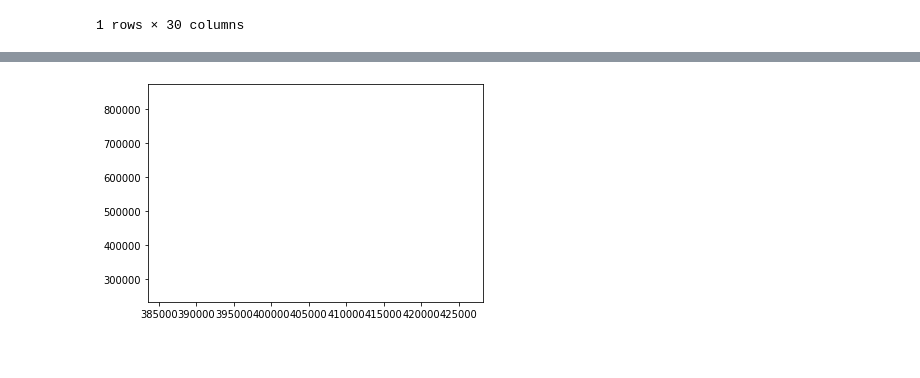
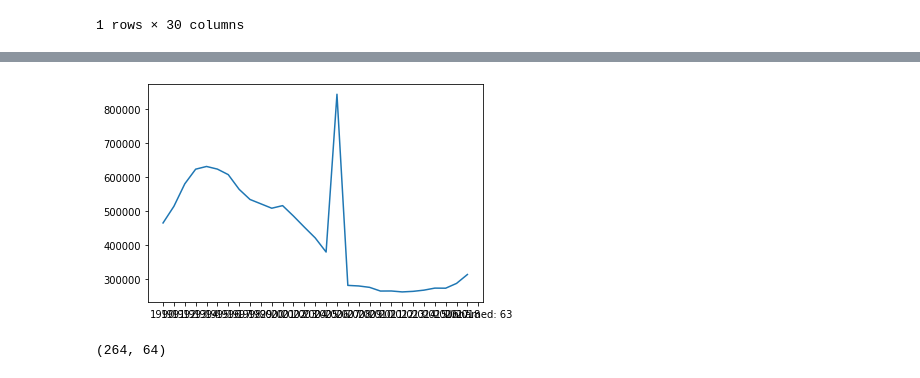
Before and after one commit to danielpimen/Project_1, a Jupyter notebook: Analysis/WDI_Analysis_Project1.ipynb, the cells around one changed output, grey strips where cells are left out. Drawn from its saved outputs; the diff is of its cells as text; code cells hidden in the pictures.

```diff
--- a/Analysis/WDI_Analysis_Project1.ipynb
+++ b/Analysis/WDI_Analysis_Project1.ipynb
@@ -42,3 +42,7 @@ refugee_count_df
 |  | 1990 | 1991 | 1992 | 1993 | 1994 | 1995 | 1996 | 1997 | 1998 | 1999 | ... | ... |
 | 405869 | 464887.0 | 513882.0 | 579952.0 | 623069.0 | 631051.0 | 623294.0 | 607024.0 | 563837.0 | 533969.0 | 521143.0 | ... | ... |
 1 rows × 30 columns
+# %%
+refugee_count_df
+test=refugee_count_df.transpose()
+test
@@ -45,7 +67,13 @@ refugee_count_df
 # %%
-y_axis = np.arange(200000, 900000, 100000)
-plt.plot(refugee_count_df)
+# y_axis = np.arange(200000, 900000, 100000)
+plt.plot(test)
 plt.ylabel = "Volume of Refugees to USA"
 plt.show()
 # %% [output]
-[figure, old version]
+[figure, new version]
+# %%
+#Arms Exports from Data
+arms_stage = data[data['Indicator Name'].str.contains('Arms exports \(SIPRI')]
+arms_stage.shape
+# %% [output]
+(264, 64)
```
Also changed, not shown: parts of 2 cells of this notebook.
